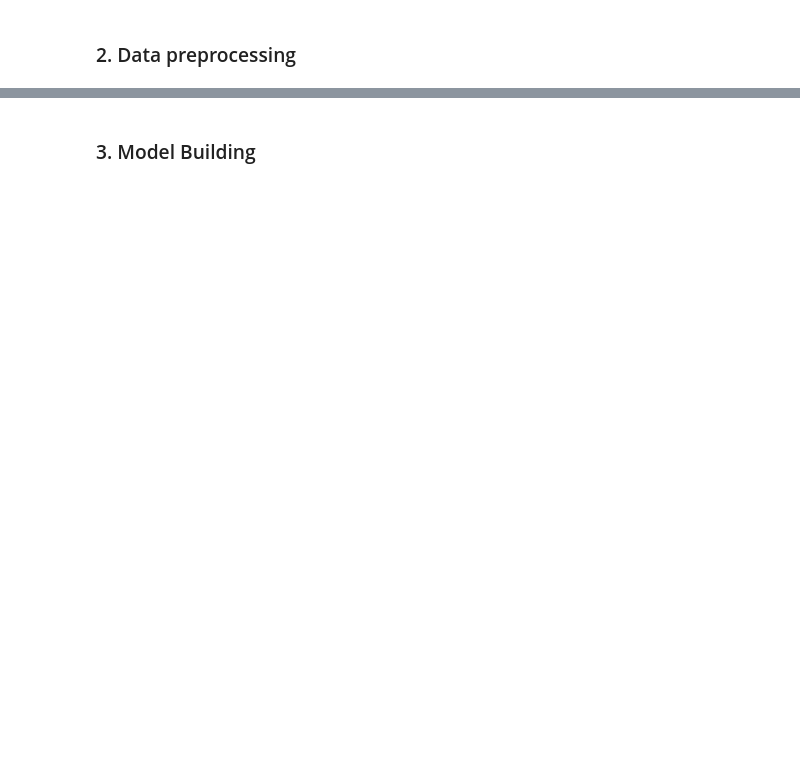
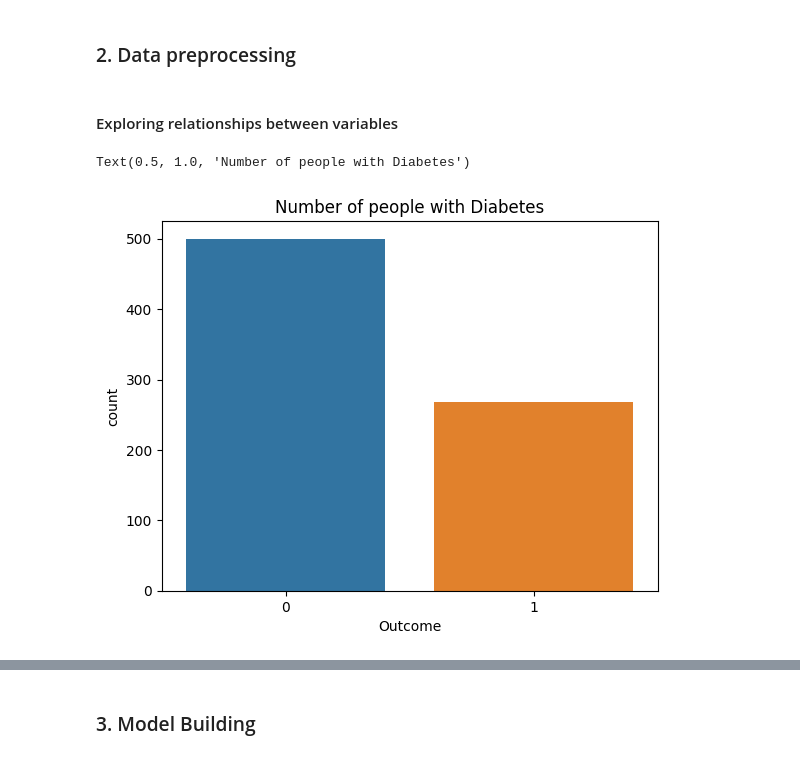
Before and after one commit to noo-dle/Data-Science-Bootcamp, a Jupyter notebook: diabetes_regression.ipynb, the cells around one changed output, grey strips where cells are left out. Cells and saved outputs as stored; diff of their text form; code cells hidden in the pictures; blank space fills up the shorter version.

```diff
--- a/diabetes_regression.ipynb
+++ b/diabetes_regression.ipynb
@@ -54,2 +60,11 @@ memory usage: 38.1 KB
 # %% [markdown]
 ### 2. Data preprocessing
+# %% [markdown]
+#### Exploring relationships between variables
+# %%
+# Visualising the number of people with diabetes in the dataset
+sns.countplot(data=df, x='Outcome')
+plt.title('Number of people with Diabetes')
+# %% [output]
+Text(0.5, 1.0, 'Number of people with Diabetes')
+[figure, added]
```
Also changed, not shown: parts of 36 cells of this notebook.
